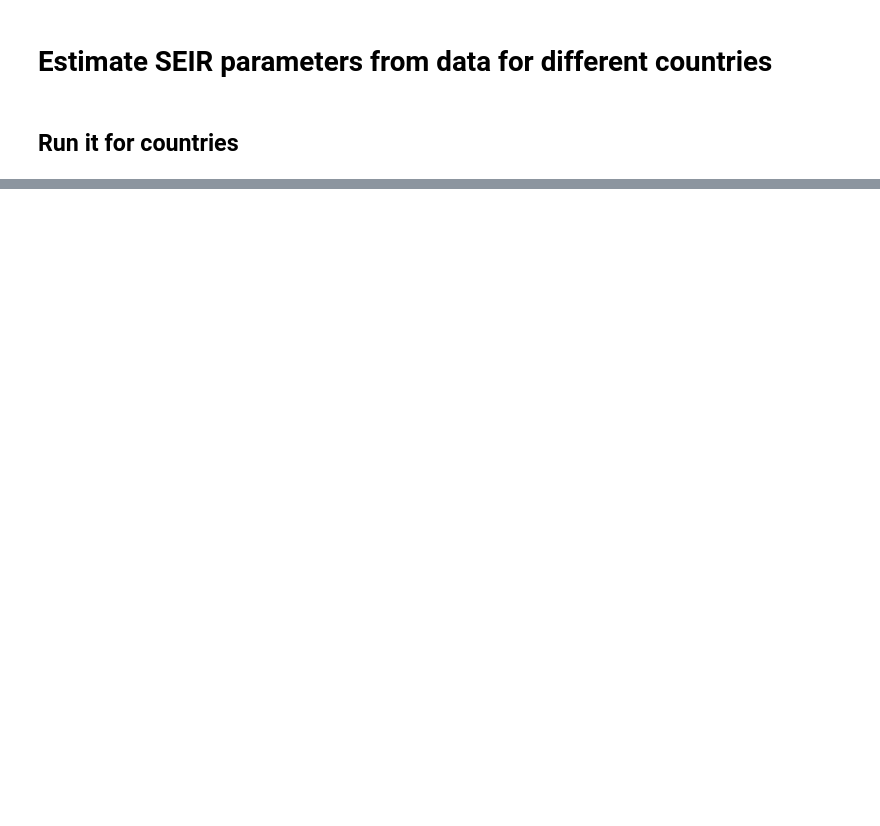
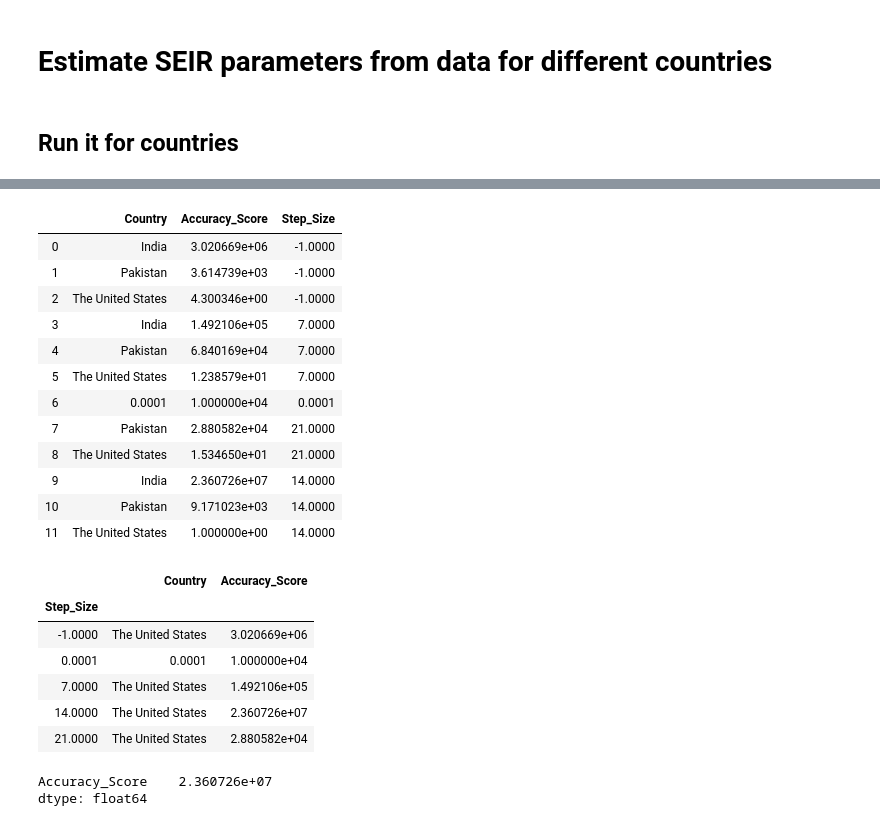
Before and after one commit to baladutt/modeling-epidemics-COVID-19, a Jupyter notebook: Estimate-SEIR-Parameters.ipynb, the cells around one changed output, grey strips where cells are left out. Cells and saved outputs as stored; diff of their text form; code cells hidden in the pictures; blank space fills up the shorter version.

```diff
--- a/Estimate-SEIR-Parameters.ipynb
+++ b/Estimate-SEIR-Parameters.ipynb
@@ -259,0 +228,38 @@ computeParamsWithStepSize(14)
+# %%
+from sklearn import preprocessing
+# Create a minimum and maximum processor object
+min_max_scaler = preprocessing.MinMaxScaler()
+# Create an object to transform the data to fit minmax processor
+cumulativeLossDf['Accuracy_Score'] = min_max_scaler.fit_transform(cumulativeLossDf['Accuracy_Score'].values.reshape(-1, 1))
+# Run the normalizer on the dataframe
+# df_normalized = pd.DataFrame(x_scaled)
+cumulativeLossDf[cumulativeLossDf['Accuracy_Score'] == 0] = 0.0001
+cumulativeLossDf['Accuracy_Score'] = 1/cumulativeLossDf['Accuracy_Score']
+
+display(cumulativeLossDf)
+cumulativeLossDf_group_by_stepSize = cumulativeLossDf.groupby('Step_Size').max()
+display(cumulativeLossDf_group_by_stepSize)
+display(cumulativeLossDf_group_by_stepSize.max())
+# %% [output]
+|  | Country | Accuracy_Score | Step_Size |
+| 0 | India | 3.020669e+06 | -1.0000 |
+| 1 | Pakistan | 3.614739e+03 | -1.0000 |
+| 2 | The United States | 4.300346e+00 | -1.0000 |
+| 3 | India | 1.492106e+05 | 7.0000 |
+| 4 | Pakistan | 6.840169e+04 | 7.0000 |
+| 5 | The United States | 1.238579e+01 | 7.0000 |
+| 6 | 0.0001 | 1.000000e+04 | 0.0001 |
+| 7 | Pakistan | 2.880582e+04 | 21.0000 |
+| 8 | The United States | 1.534650e+01 | 21.0000 |
+| 9 | India | 2.360726e+07 | 14.0000 |
+| 10 | Pakistan | 9.171023e+03 | 14.0000 |
+| 11 | The United States | 1.000000e+00 | 14.0000 |
+|  | Country | Accuracy_Score |
+| Step_Size |  |  |
+| -1.0000 | The United States | 3.020669e+06 |
+| 0.0001 | 0.0001 | 1.000000e+04 |
+| 7.0000 | The United States | 1.492106e+05 |
+| 14.0000 | The United States | 2.360726e+07 |
+| 21.0000 | The United States | 2.880582e+04 |
+Accuracy_Score    2.360726e+07
+dtype: float64
```
Also changed, not shown: parts of 11 cells of this notebook, 1 other file.
